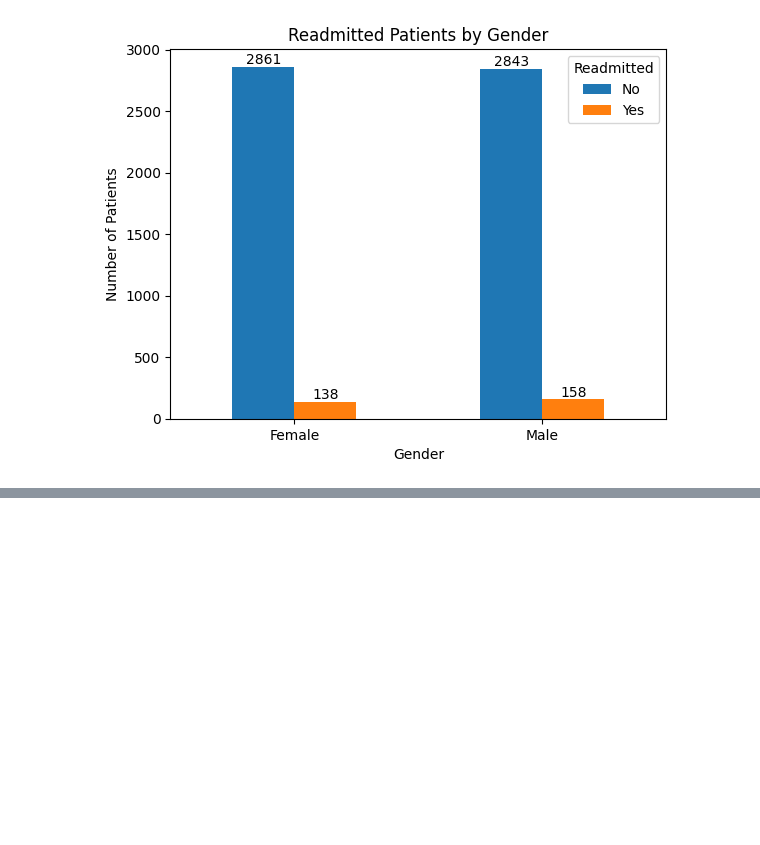
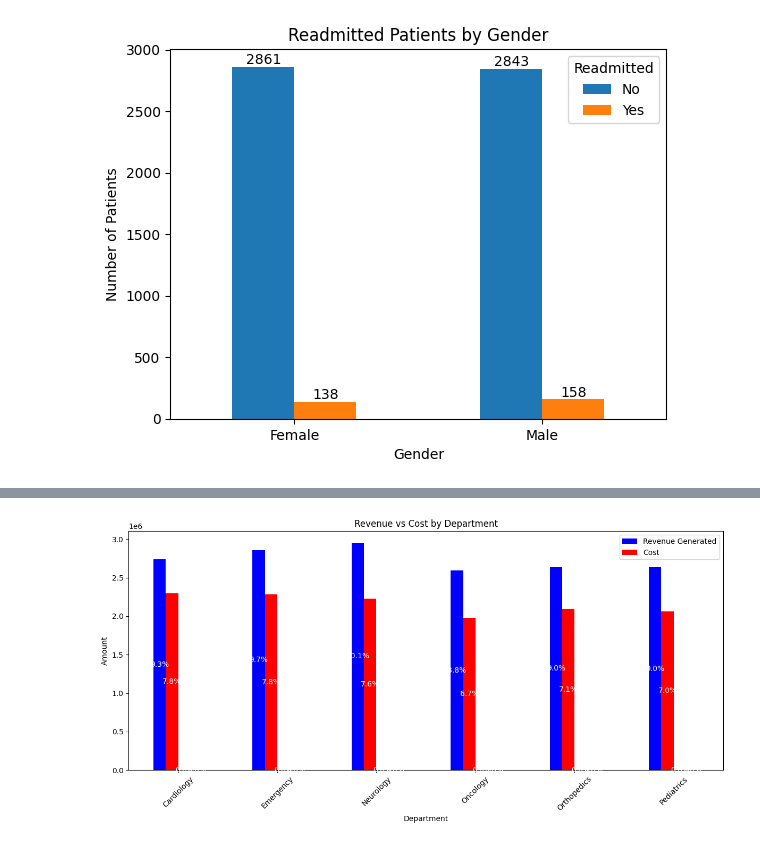
Before and after one commit to Sezo-code/Michine-Learning, a Jupyter notebook: Health_Care_Data_Analytics_2024.ipynb, the cells around one changed output, grey strips where cells are left out. Cells and saved outputs as stored; diff of their text form; code cells hidden in the pictures; blank space fills up the shorter version.

```diff
--- a/Health_Care_Data_Analytics_2024.ipynb
+++ b/Health_Care_Data_Analytics_2024.ipynb
@@ -1018,0 +1039,30 @@ This focuses on visualizing the number of readmitted patients based on their gen
+# %%
+# Aggregate revenue and cost by department
+department_revenue_cost = df.groupby('Department')[['RevenueGenerated', 'Cost']].sum().reset_index()
+
+# Calculate the percentage of revenue and cost per department
+department_revenue_cost['RevenuePercentage'] = (department_revenue_cost['RevenueGenerated'] / department_revenue_cost[['RevenueGenerated', 'Cost']].sum(axis=1)) * 100
+department_revenue_cost['CostPercentage'] = (department_revenue_cost['Cost'] / department_revenue_cost[['RevenueGenerated', 'Cost']].sum(axis=1)) * 100
+
+# Plot Revenue vs Cost by Department using bar plot
+fig, ax = plt.subplots(figsize=(12, 6))
+department_revenue_cost.plot(x='Department', kind='bar', stacked=False, color=['blue', 'red'], ax=ax)
+
+# Adding percentage labels to the bars
+for p in ax.patches:
+    height = p.get_height()
+    width = p.get_width()
+    x = p.get_x() + width / 2
+    y = p.get_y() + height / 2
+    percentage = (height / sum(department_revenue_cost[['RevenueGenerated', 'Cost']].sum())) * 100
+    ax.annotate(f'{percentage:.1f}%', (x, y), ha='center', va='center', color='white', fontsize=10)
+
+plt.title('Revenue vs Cost by Department')
+plt.xlabel('Department')
+plt.ylabel('Amount')
+plt.xticks(rotation=45)
+plt.legend(["Revenue Generated", "Cost"])
+plt.tight_layout()
+plt.show()
+# %% [output]
+[figure, added]
```
Also changed, not shown: parts of 5 cells of this notebook.
